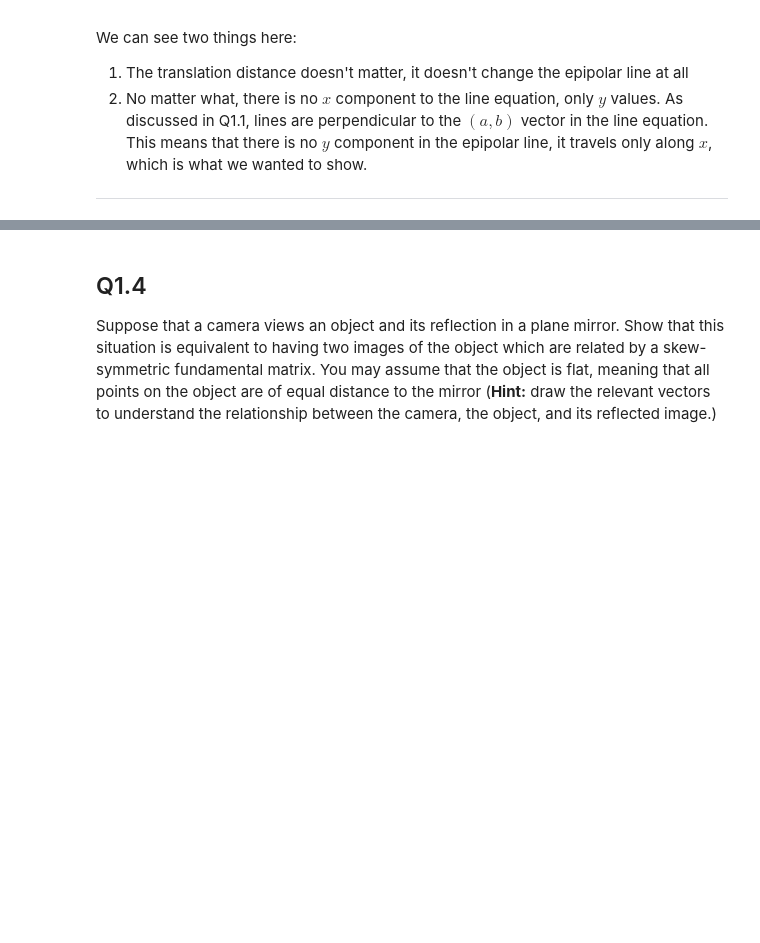
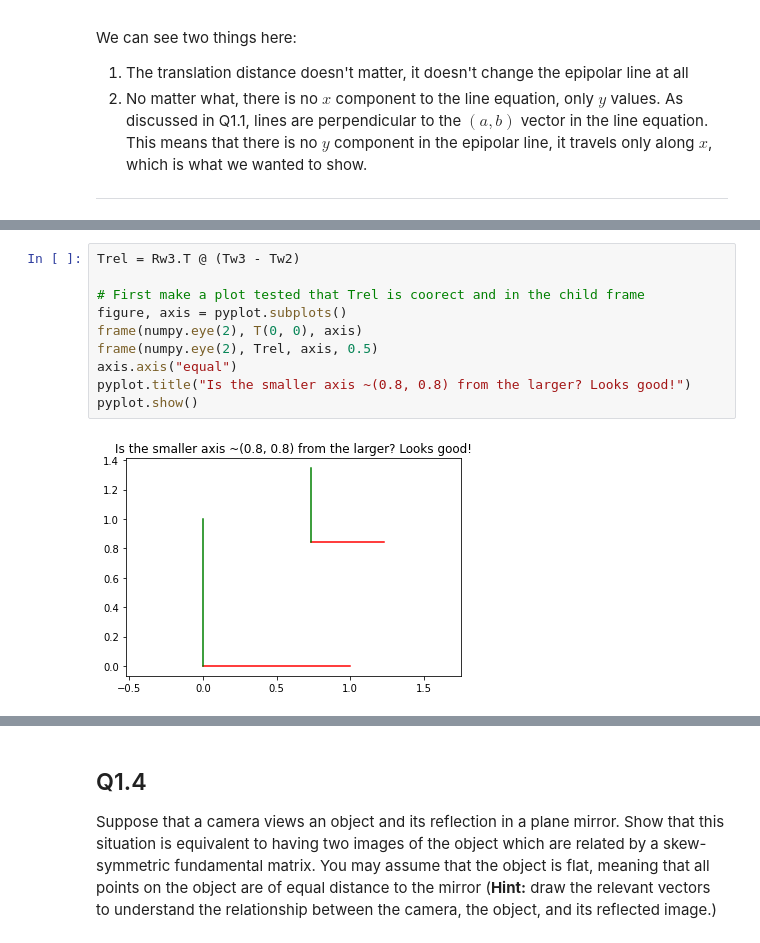
Before and after one commit to FranzEricSchneider/szeliski-algorithms-n-apps, a Jupyter notebook: class/hw5/Theory.ipynb, the cells around one changed output, grey strips where cells are left out. Cells and saved outputs as stored; diff of their text form; blank space fills up the shorter version.

```diff
--- a/class/hw5/Theory.ipynb
+++ b/class/hw5/Theory.ipynb
@@ -121,0 +290,12 @@ YOUR ANSWER HERE
+# %%
+Trel = Rw3.T @ (Tw3 - Tw2)
+
+# First make a plot tested that Trel is coorect and in the child frame
+figure, axis = pyplot.subplots()
+frame(numpy.eye(2), T(0, 0), axis)
+frame(numpy.eye(2), Trel, axis, 0.5)
+axis.axis("equal")
+pyplot.title("Is the smaller axis ~(0.8, 0.8) from the larger? Looks good!")
+pyplot.show()
+# %% [output]
+[figure, added]
```
Also changed, not shown: parts of 14 cells of this notebook.
